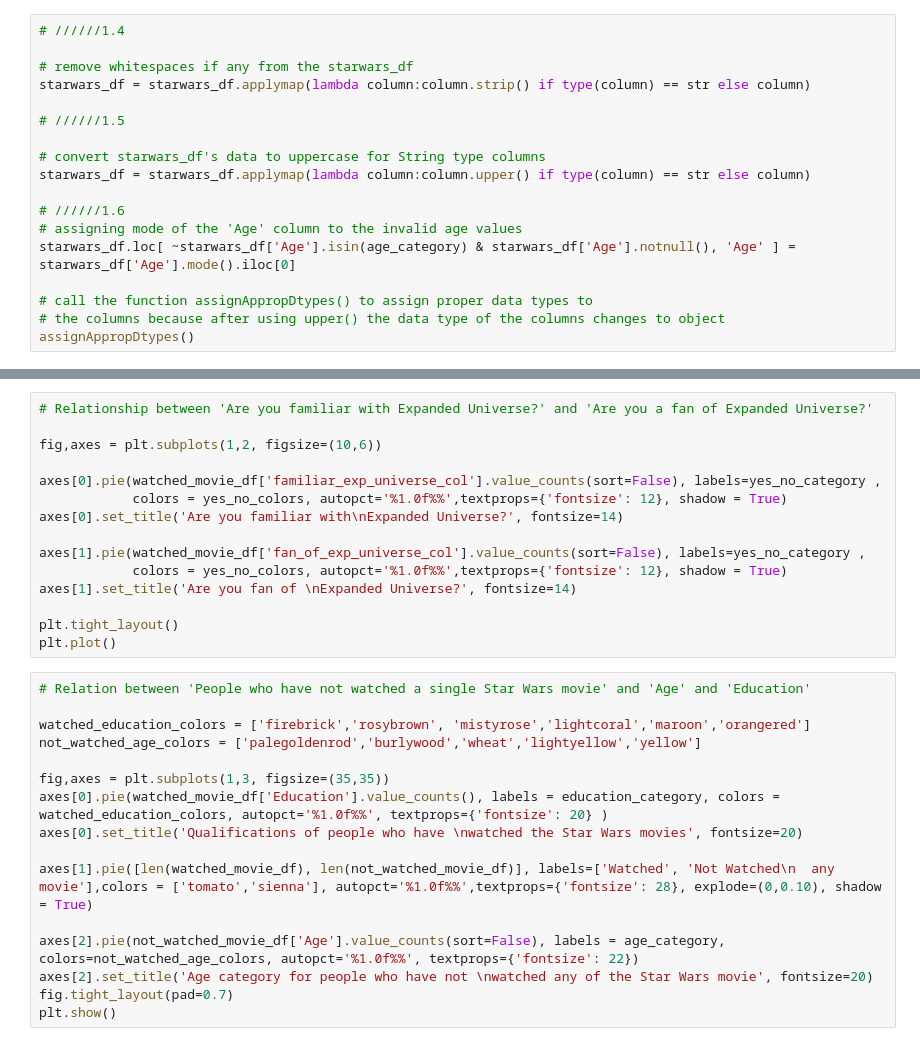
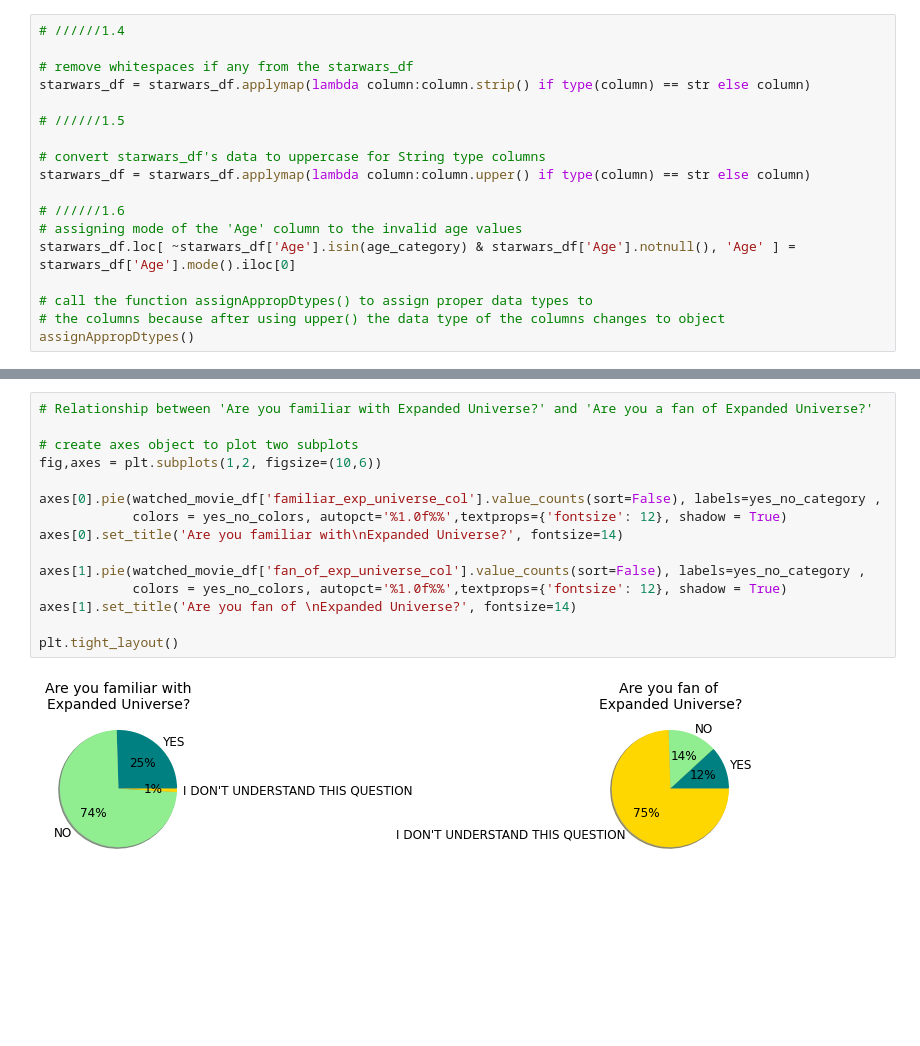
Before and after one commit to khushbuupatel/StarWarsEDA, a Jupyter notebook: Assignment1.ipynb, the cells around one changed output, grey strips where cells are left out. Cells and saved outputs as stored; diff of their text form; blank space fills up the shorter version.

```diff
--- a/Assignment1.ipynb
+++ b/Assignment1.ipynb
@@ -268,34 +283,20 @@ plt.show()
 # %%
 # Relationship between 'Are you familiar with Expanded Universe?' and 'Are you a fan of Expanded Universe?'
 
+# create axes object to plot two subplots
 fig,axes = plt.subplots(1,2, figsize=(10,6))
 
 axes[0].pie(watched_movie_df['familiar_exp_universe_col'].value_counts(sort=False), labels=yes_no_category ,
             colors = yes_no_colors, autopct='%1.0f%%',textprops={'fontsize': 12}, shadow = True)
 axes[0].set_title('Are you familiar with\nExpanded Universe?', fontsize=14)
 
 axes[1].pie(watched_movie_df['fan_of_exp_universe_col'].value_counts(sort=False), labels=yes_no_category ,
             colors = yes_no_colors, autopct='%1.0f%%',textprops={'fontsize': 12}, shadow = True)
 axes[1].set_title('Are you fan of \nExpanded Universe?', fontsize=14)
 
 plt.tight_layout()
-plt.plot()
+# %% [output]
+[figure, added]
-# %%
-# Relation between 'People who have not watched a single Star Wars movie' and 'Age' and 'Education'
-
-watched_education_colors = ['firebrick','rosybrown', 'mistyrose','lightcoral','maroon','orangered']
-not_watched_age_colors = ['palegoldenrod','burlywood','wheat','lightyellow','yellow']
-
-fig,axes = plt.subplots(1,3, figsize=(35,35))
-axes[0].pie(watched_movie_df['Education'].value_counts(), labels = education_category, colors = watched_education_colors, autopct='%1.0f%%', textprops={'fontsize': 20} )
-axes[0].set_title('Qualifications of people who have \nwatched the Star Wars movies', fontsize=20)
-
-axes[1].pie([len(watched_movie_df), len(not_watched_movie_df)], labels=['Watched', 'Not Watched\n  any movie'],colors = ['tomato','sienna'], autopct='%1.0f%%',textprops={'fontsize': 28}, explode=(0,0.10), shadow = True)
-
-axes[2].pie(not_watched_movie_df['Age'].value_counts(sort=False), labels = age_category, colors=not_watched_age_colors, autopct='%1.0f%%', textprops={'fontsize': 22})
-axes[2].set_title('Age category for people who have not \nwatched any of the Star Wars movie', fontsize=20)
-fig.tight_layout(pad=0.7)
-plt.show()
 # %%
 # Task 2.3
 
```
Also changed, not shown: parts of 26 cells of this notebook.
